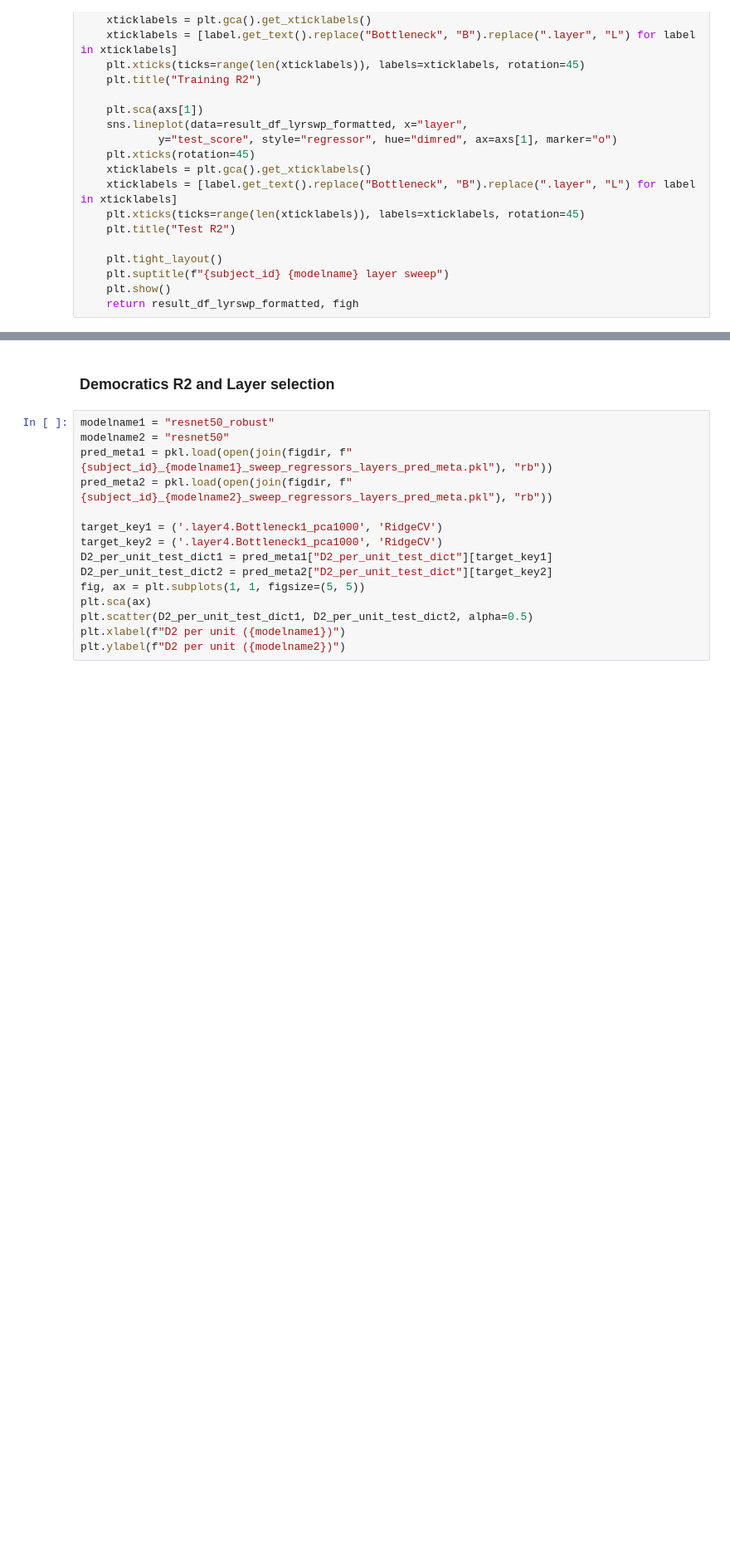
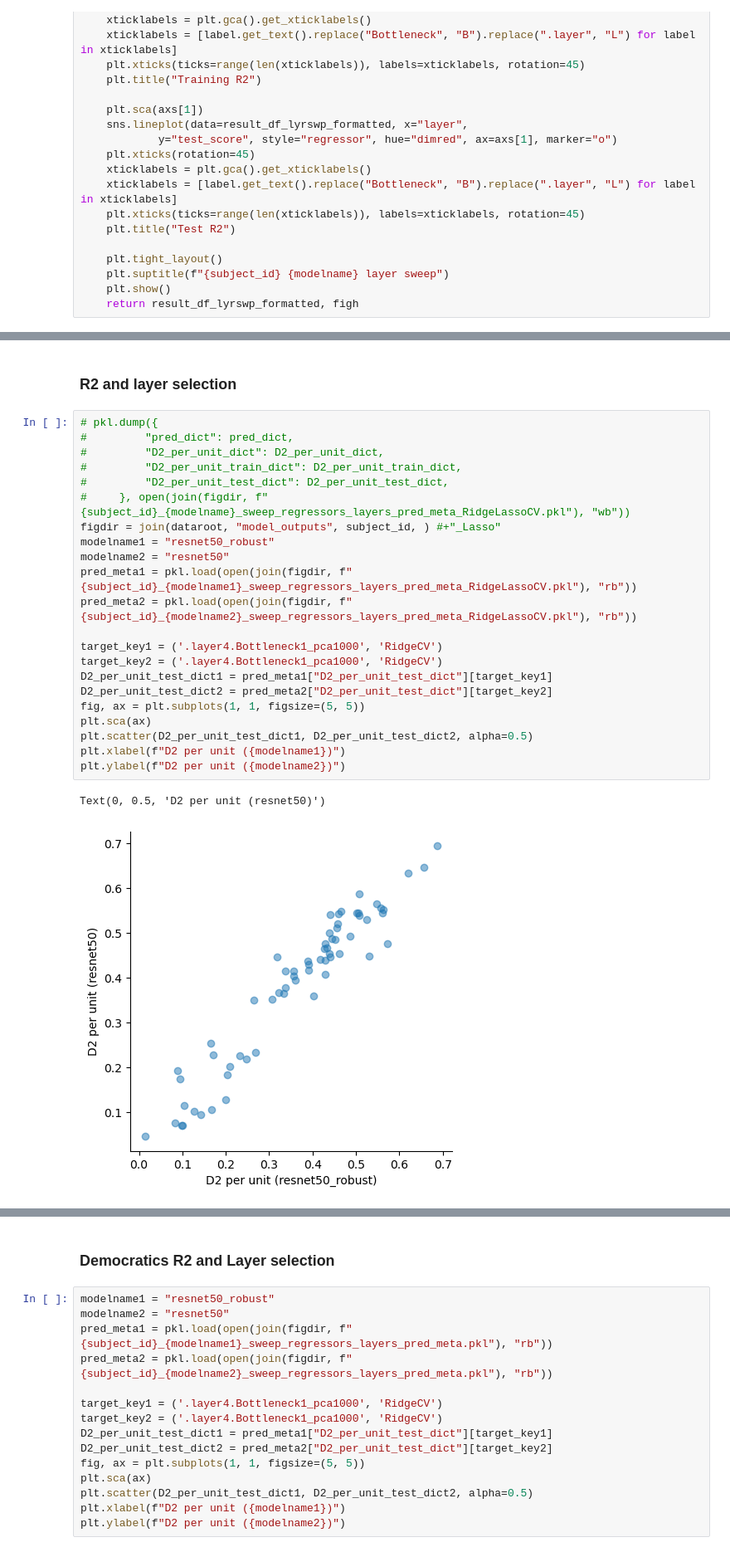
Before and after one commit to Animadversio/Closed-loop-visual-insilico, a Jupyter notebook: notebooks/neural_regression_VVS_day1_241212-241220_RidgeLasso.ipynb, the cells around one changed output, grey strips where cells are left out. Shown at 83% size. Cells and saved outputs as stored; diff of their text form; blank space fills up the shorter version.

```diff
--- a/notebooks/neural_regression_VVS_day1_241212-241220_RidgeLasso.ipynb
+++ b/notebooks/neural_regression_VVS_day1_241212-241220_RidgeLasso.ipynb
@@ -291,3 +464,30 @@ result_df_lyrswp_formatted.to_csv(join(figdir, f"{subject_id}_{modelname}_sweep_
 <Figure size 640x480 with 0 Axes>
 [figure]
 <Figure size 640x480 with 0 Axes>
+# %% [markdown]
+### R2 and layer selection
+# %%
+# pkl.dump({
+#         "pred_dict": pred_dict,
+#         "D2_per_unit_dict": D2_per_unit_dict,
+#         "D2_per_unit_train_dict": D2_per_unit_train_dict,
+#         "D2_per_unit_test_dict": D2_per_unit_test_dict,
+#     }, open(join(figdir, f"{subject_id}_{modelname}_sweep_regressors_layers_pred_meta_RidgeLassoCV.pkl"), "wb"))
+figdir = join(dataroot, "model_outputs", subject_id, ) #+"_Lasso"
+modelname1 = "resnet50_robust"
+modelname2 = "resnet50"
+pred_meta1 = pkl.load(open(join(figdir, f"{subject_id}_{modelname1}_sweep_regressors_layers_pred_meta_RidgeLassoCV.pkl"), "rb"))
+pred_meta2 = pkl.load(open(join(figdir, f"{subject_id}_{modelname2}_sweep_regressors_layers_pred_meta_RidgeLassoCV.pkl"), "rb"))
+
+target_key1 = ('.layer4.Bottleneck1_pca1000', 'RidgeCV')
+target_key2 = ('.layer4.Bottleneck1_pca1000', 'RidgeCV')
+D2_per_unit_test_dict1 = pred_meta1["D2_per_unit_test_dict"][target_key1]
+D2_per_unit_test_dict2 = pred_meta2["D2_per_unit_test_dict"][target_key2]
+fig, ax = plt.subplots(1, 1, figsize=(5, 5))
+plt.sca(ax)
+plt.scatter(D2_per_unit_test_dict1, D2_per_unit_test_dict2, alpha=0.5)
+plt.xlabel(f"D2 per unit ({modelname1})")
+plt.ylabel(f"D2 per unit ({modelname2})")
+# %% [output]
+Text(0, 0.5, 'D2 per unit (resnet50)')
+[figure, added]
```
Also changed, not shown: parts of 14 cells of this notebook, 7 other files.
